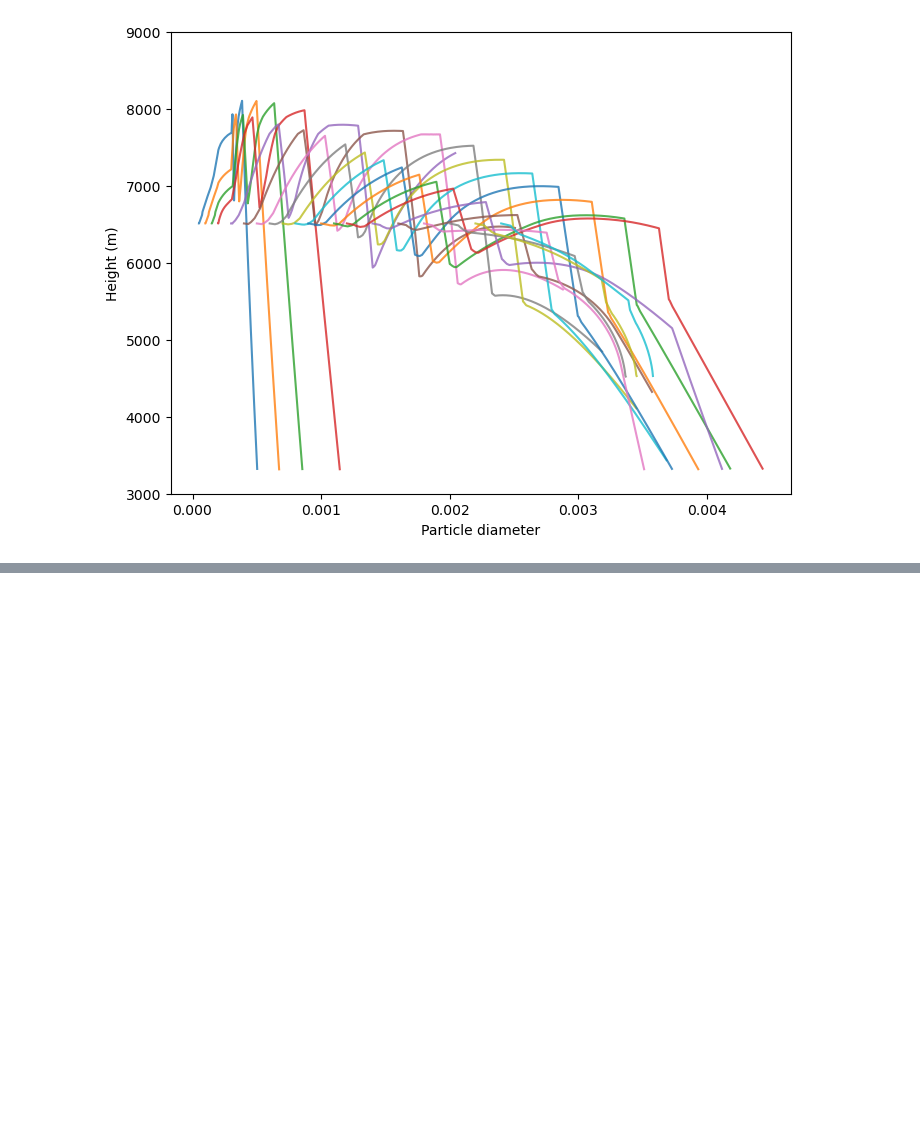
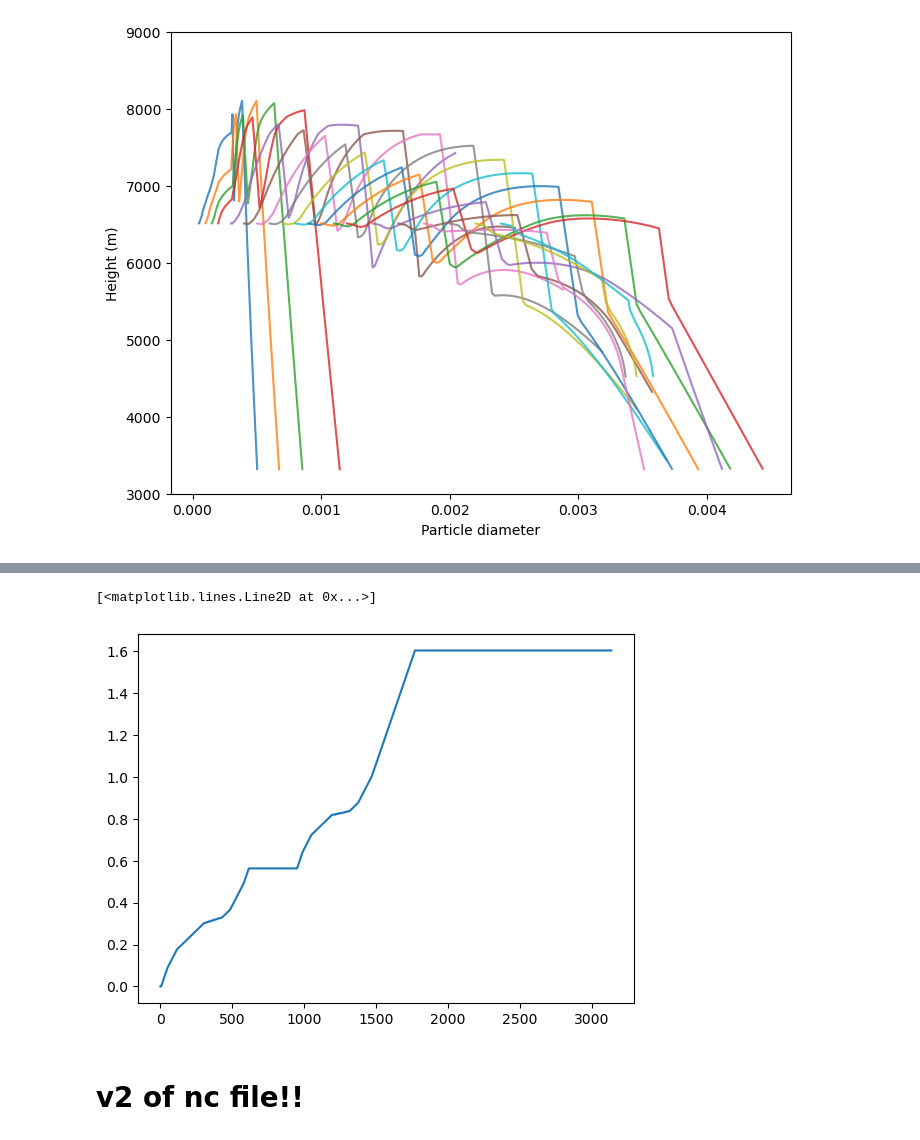
Before and after one commit to ezriri/simple-graupel-model, a Jupyter notebook: model_improvements.ipynb, the cells around one changed output, grey strips where cells are left out. Saved outputs shown, nothing was run; the diff lists cells and outputs as text; code cells hidden in the pictures; blank space fills up the shorter version.

```diff
--- a/model_improvements.ipynb
+++ b/model_improvements.ipynb
@@ -239,0 +374,9 @@ plt.show()
+# %%
+particle_100 = ncfile_ice.sel(particle=1)
+#particle_100['diameter'].plot()
+#plt.plot(particle_100['diameter'], particle_100['altitude'], color='blue', label='Particle 100', alpha=0.5)
+# %% [output]
+[<matplotlib.lines.Line2D at 0x...>]
+[figure, added]
+# %% [markdown]
+# v2 of nc file!!
```
Also changed, not shown: parts of 27 cells of this notebook, 34 other files.
